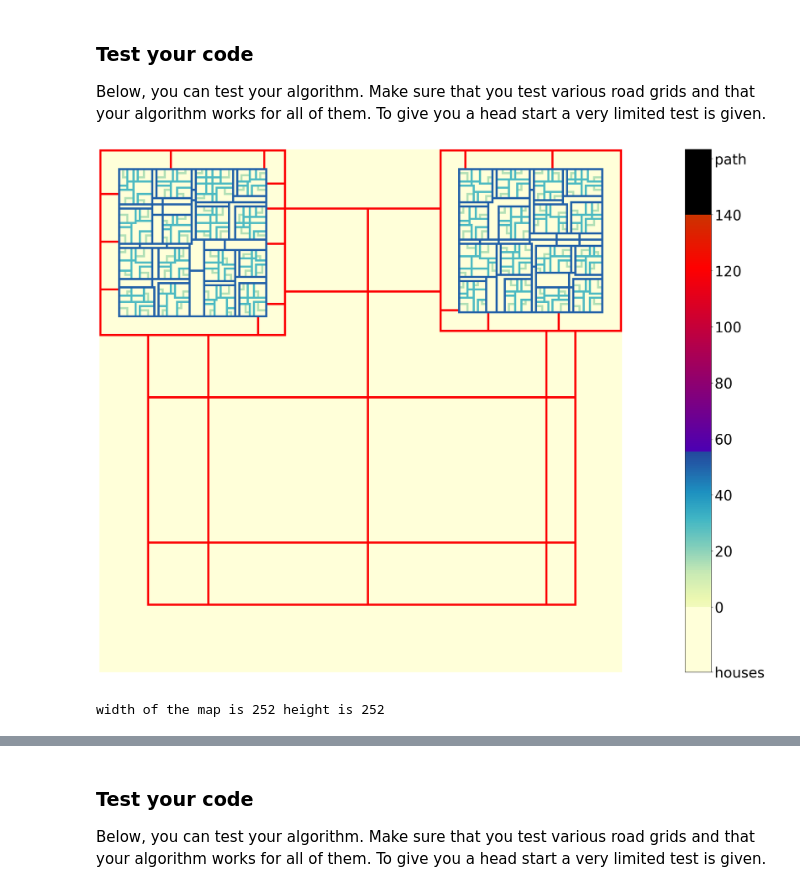
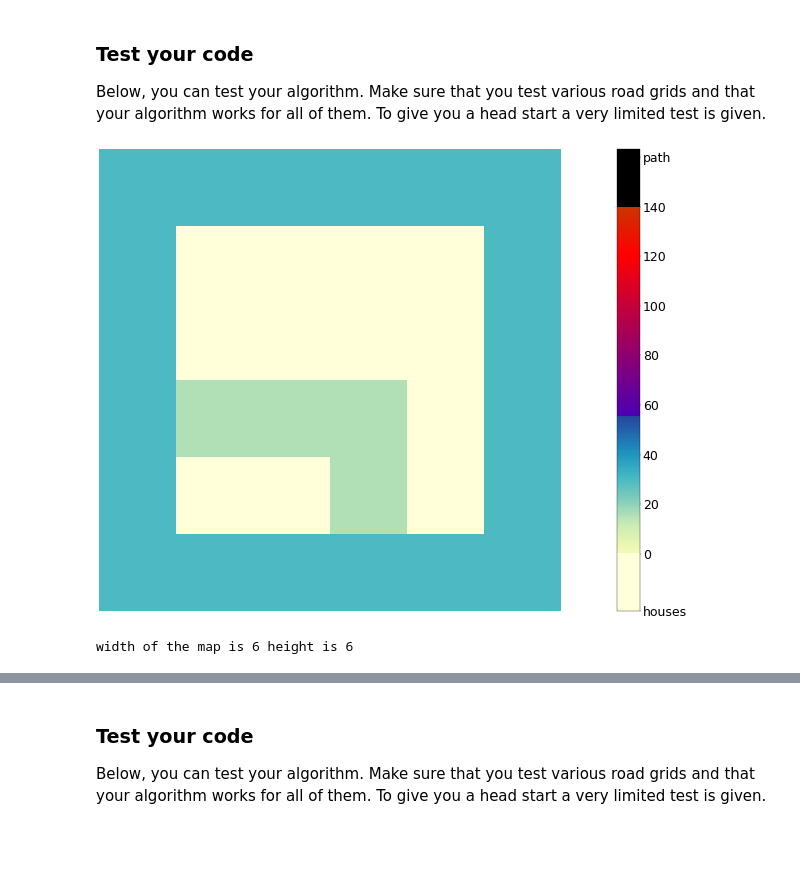
Before and after one commit to kooroshkz/Algorithms-and-Data-Structures, a Jupyter notebook: Assignment-2/assignment2.ipynb, the cells around one changed output, grey strips where cells are left out. Saved outputs shown, nothing was run; the diff lists cells and outputs as text; code cells hidden in the pictures; blank space fills up the shorter version.

```diff
--- a/Assignment-2/assignment2.ipynb
+++ b/Assignment-2/assignment2.ipynb
@@ -282,6 +282,6 @@ Appending to assignment2_3893995_4003748_notebook.py
 Below, you can test your algorithm. Make sure that you test various road grids and that your algorithm works for all of them. To give you a head start a very limited test is given.
 # %%
 # If you put the map generated in a separate cell you can run multiple tests on the same map
-map_ = Map(3)
+map_ = Map(1)
 map_.show()
 # %% [output]
@@ -524,12 +524,12 @@ Appending to assignment2_3893995_4003748_notebook.py
 Below, you can test your algorithm. Make sure that you test various road grids and that your algorithm works for all of them. To give you a head start a very limited test is given.
 # %%
 # If you put the map generated in a separate cell you can run multiple tests on the same map
-map_ = Map(5, (1, 1))
+map_ = Map(1, (1, 1))
 map_.show()
 print(f"width of the map is {len(map_[0])} height is {len(map_[:,0])}")
 # %% [output]
-[figure, old version]
+[figure, new version]
-width of the map is 252 height is 252
+width of the map is 6 height is 6
 # %%
 plt.matplotlib.rcParams['figure.dpi'] = max(30, map_.size ** 0.5 // 2)  # Number of pixels, therefore, the quality of the image. A large dpi is very slow.
 
```
Also changed, not shown: parts of 12 cells of this notebook, 1 other file.
